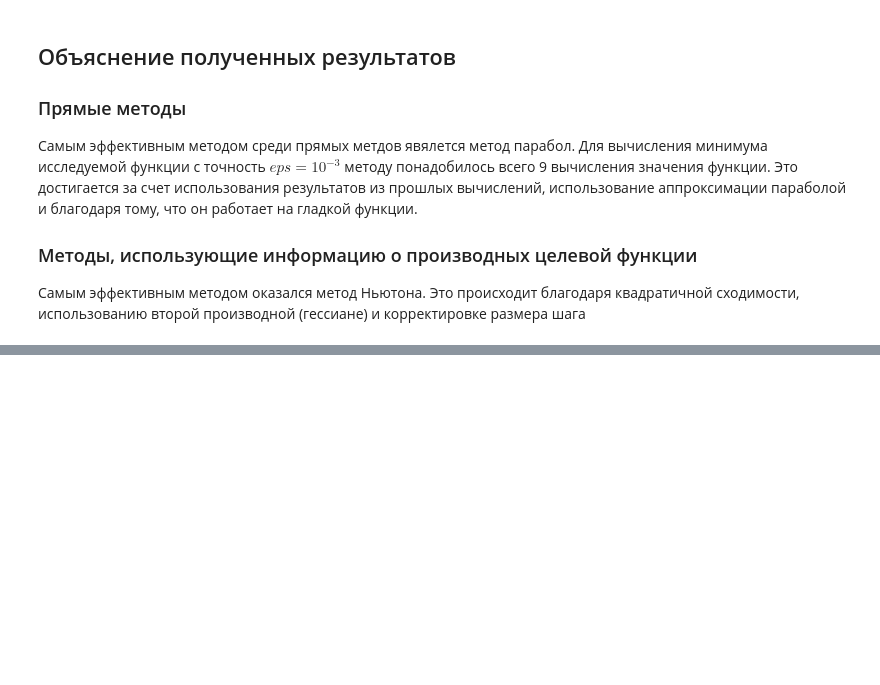
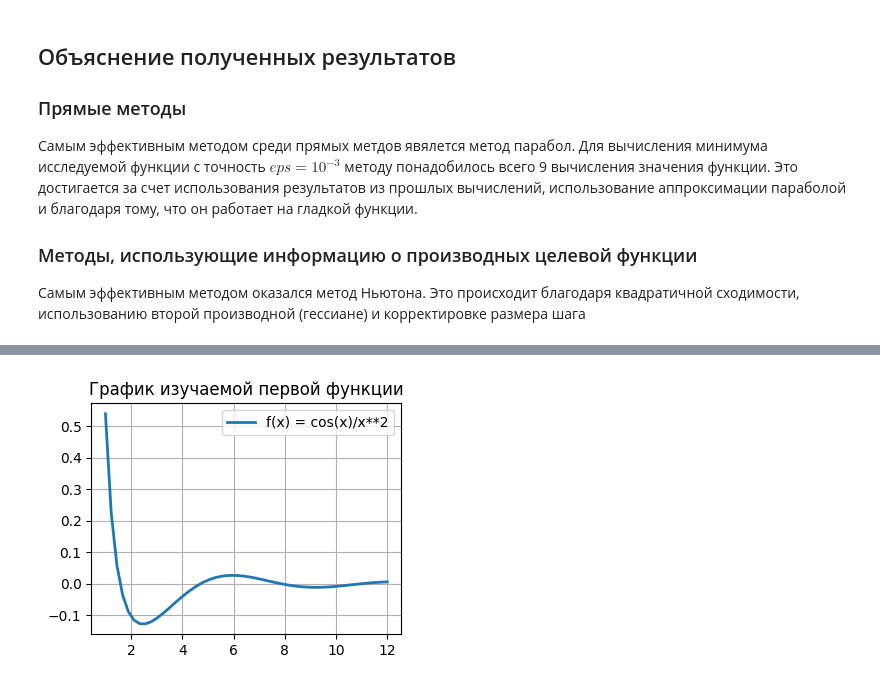
Before and after one commit to niceguy135/optimization_labs, a Jupyter notebook: Lab1.ipynb, the cells around one changed output, grey strips where cells are left out. Cells and saved outputs as stored; diff of their text form; code cells hidden in the pictures; blank space fills up the shorter version.

```diff
--- a/Lab1.ipynb
+++ b/Lab1.ipynb
@@ -465,0 +637,20 @@ plt.show()
+# %%
+from sympy import cos
+
+research_function_1 = cos(x)/x**2
+
+x_steps = np.linspace(1, 12, 50)
+y_values = list(map(lambdify(x, research_function_1), x_steps))
+
+plt.rcParams['figure.figsize'] = [4, 3]
+fig, ax = plt.subplots()
+
+line = ax.plot(x_steps, y_values, linewidth=2.0)
+line[0].set_label("f(x) = cos(x)/x**2")
+
+ax.legend()
+plt.title("График изучаемой первой функции")
+plt.grid()
+plt.show()
+# %% [output]
+[figure, added]
```
Also changed, not shown: parts of 16 cells of this notebook.
